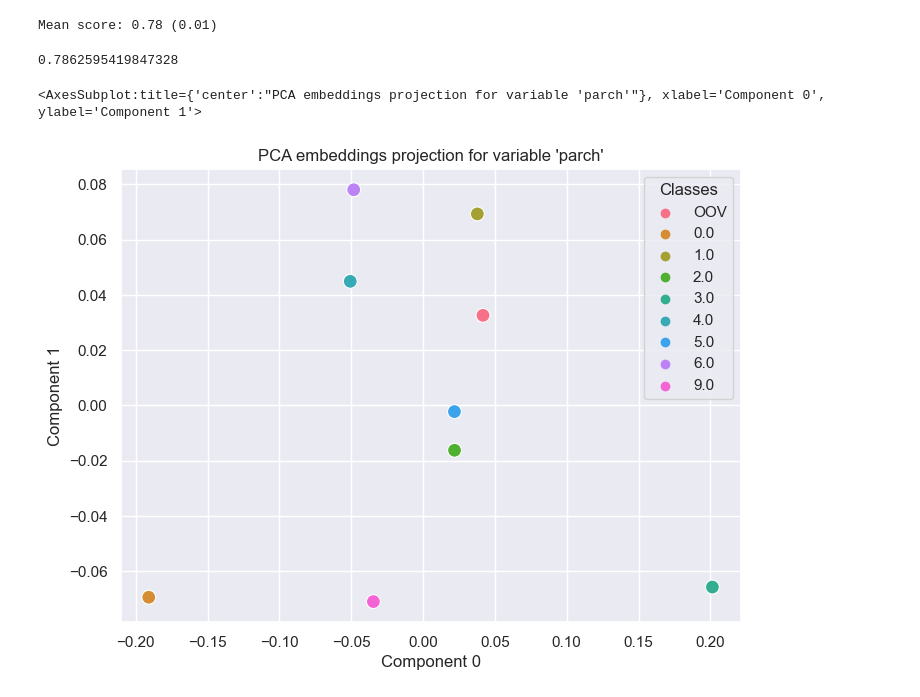
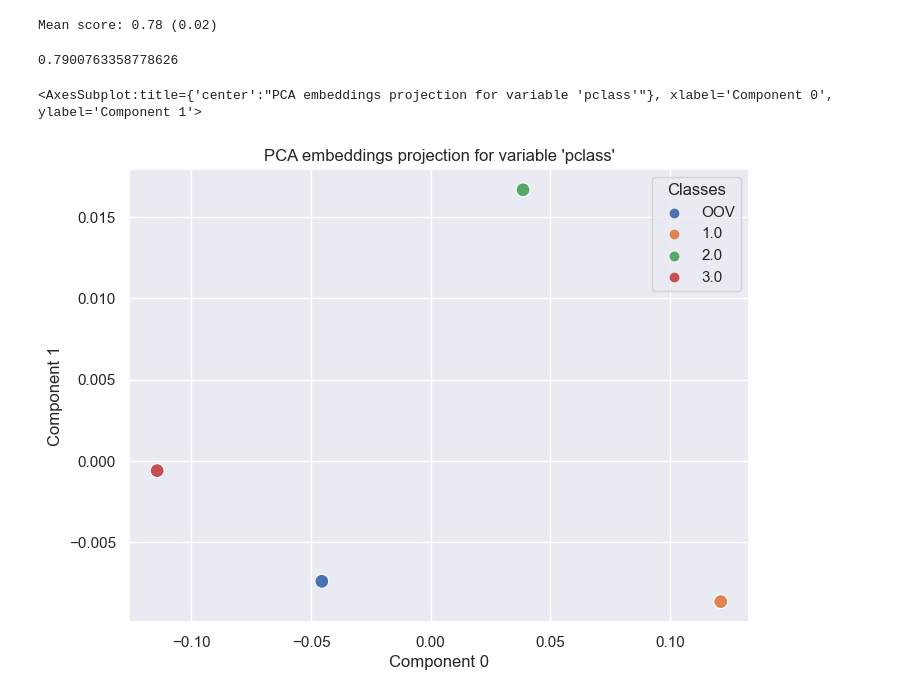
Before and after one commit to cpa-analytics/embedding-encoder, a Jupyter notebook: embedding_encoder/examples/titanic.ipynb, the cells around one changed output. Saved outputs shown, nothing was run; the diff lists cells and outputs as text; code cells hidden in the pictures.

Commit message:
Include plotting as method

```diff
--- a/embedding_encoder/examples/titanic.ipynb
+++ b/embedding_encoder/examples/titanic.ipynb
@@ -13,8 +13,8 @@ from embedding_encoder import EmbeddingEncoder
 X, y = fetch_openml("titanic", version=1, return_X_y=True, as_frame=True)
 X = X.drop(["name", "ticket", "cabin", "boat", "body"], axis=1)
 y = y.reindex(X.index).astype(int)
-numeric_vars = ["age", "fare"]
-categorical_vars = ["sex", "pclass", "parch", "embarked"]
+numeric_vars = ["age", "fare", "parch", "sibsp"]
+categorical_vars = ["sex", "pclass", "embarked"]
 
 X_train, X_test, y_train, y_test = train_test_split(X, y, test_size=0.2)
 # %%
@@ -30,7 +30,7 @@ pipe = make_pipeline(col_transformer,
 cv_score = cross_val_score(pipe, X_train, y_train, cv=3)
 print(f"Mean score: {cv_score.mean():.2f} ({cv_score.std():.2f})")
 # %% [output]
-Mean score: 0.78 (0.01)
+Mean score: 0.78 (0.02)
 # %%
 from embedding_encoder.utils import ColumnTransformerWithNames
 
@@ -48,11 +48,9 @@ pipe = make_pipeline(col_transformer,
 pipe.fit(X_train, y_train)
 pipe.score(X_test, y_test)
 # %% [output]
-0.7862595419847328
+0.7900763358778626
-# %%
-from embedding_encoder.utils import plot_embeddings
-
-plot_embeddings(ee, variable="parch", model="pca")
-# %% [output]
-<AxesSubplot:title={'center':"PCA embeddings projection for variable 'parch'"}, xlabel='Component 0', ylabel='Component 1'>
-[figure, removed]
+# %%
+pipe.named_steps["embeddingencoder"].plot_embeddings(variable="pclass")
+# %% [output]
+<AxesSubplot:title={'center':"PCA embeddings projection for variable 'pclass'"}, xlabel='Component 0', ylabel='Component 1'>
+[figure, added]
```
Also changed, not shown: 2 other files.
